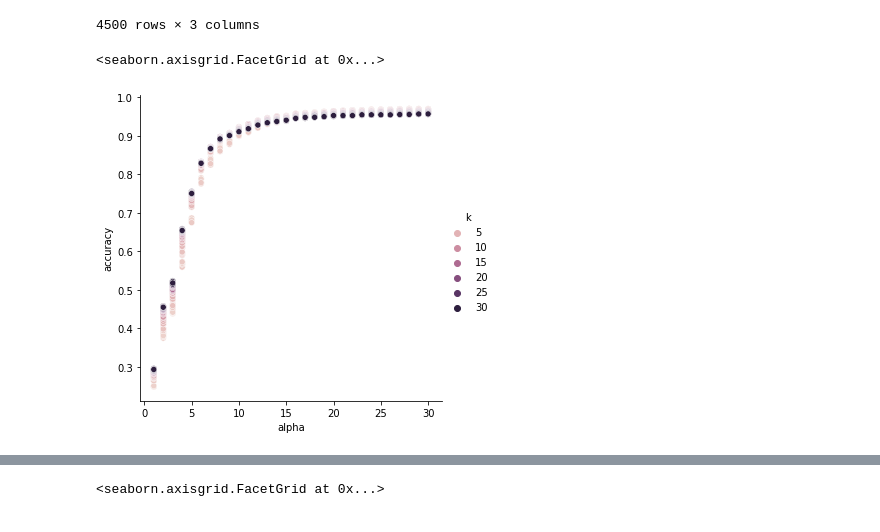
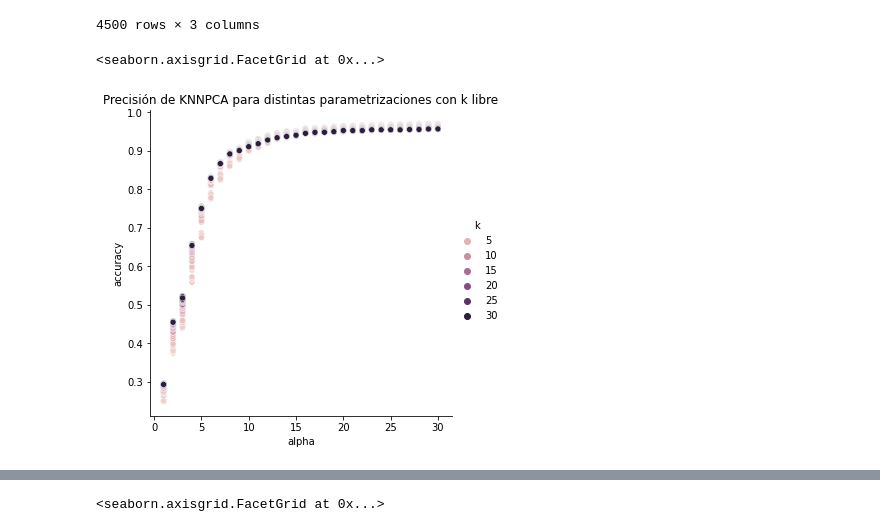
Before and after one commit to iglosiggio/metnum-tp2, a Jupyter notebook: notebooks/graficos2.ipynb, the cells around one changed output, grey strips where cells are left out. Drawn from its saved outputs; the diff is of its cells as text; code cells hidden in the pictures.

```diff
--- a/notebooks/graficos2.ipynb
+++ b/notebooks/graficos2.ipynb
@@ -173,7 +173,8 @@ df_knnpca_accuracy
 | 4499 | 30 | 30.0 | 0.956825 |
 4500 rows × 3 columns
 # %%
-sns.relplot(x="alpha", y="accuracy", hue="k", aspect=1, data=df_knnpca_accuracy)
+sns.relplot(x="alpha", y="accuracy", hue="k", aspect=1, data=df_knnpca_accuracy) \
+   .set(title='Precisión de KNNPCA para distintas parametrizaciones con k libre')
 # %% [output]
 <seaborn.axisgrid.FacetGrid at 0x...>
-[figure, old version]
+[figure, new version]
```
Also changed, not shown: parts of 12 cells of this notebook.
